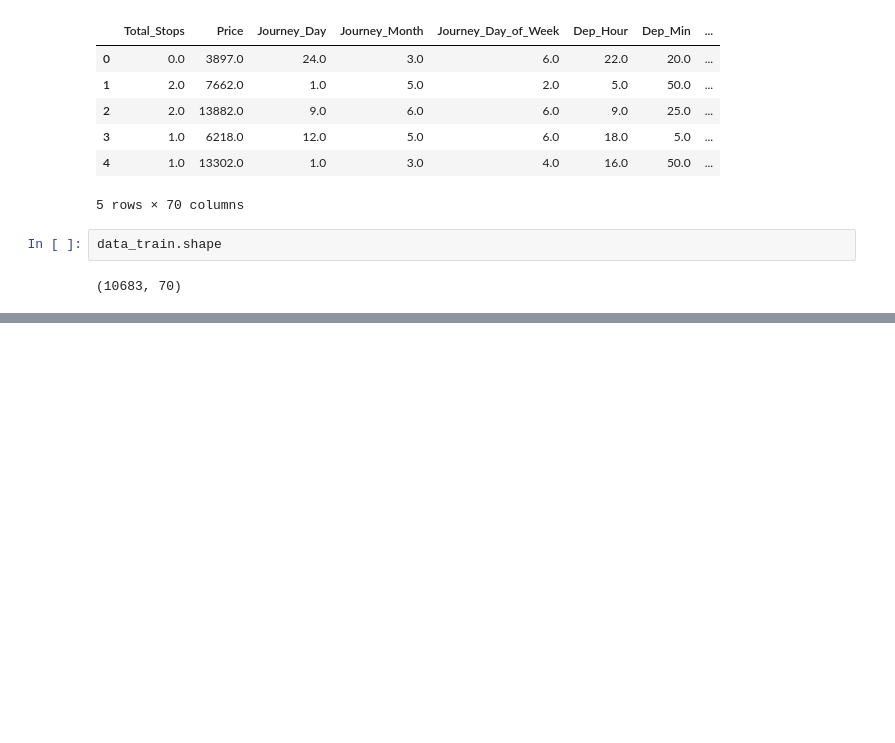
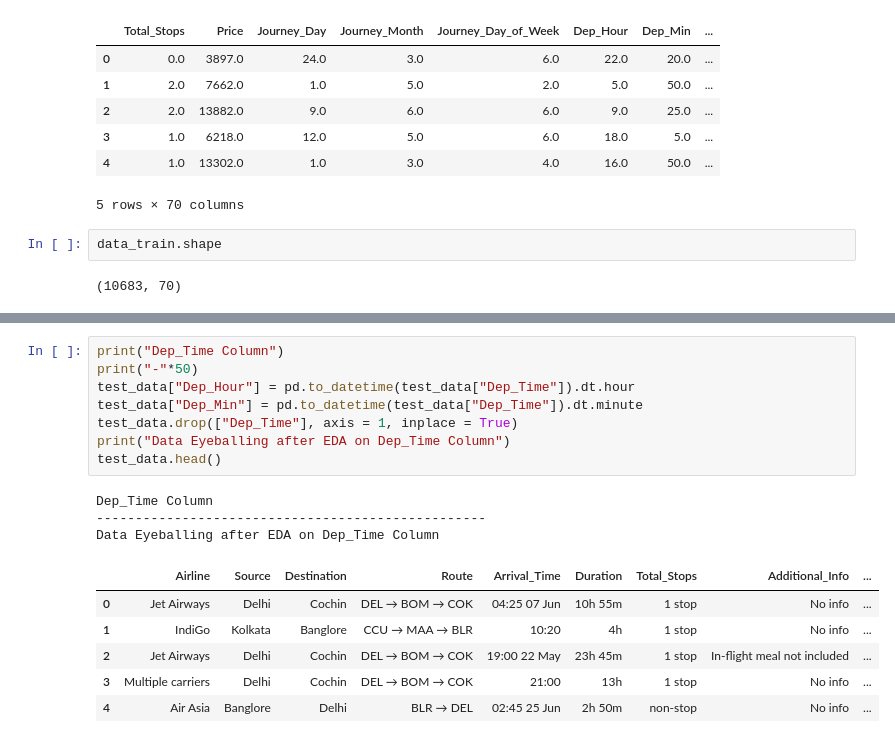
Before and after one commit to manishkr1754/Flight_Price_Prediction_Python, a Jupyter notebook: Flight_Price_Prediction_Random_Forest.ipynb, the cells around one changed output, grey strips where cells are left out. Saved outputs shown, nothing was run; the diff lists cells and outputs as text; blank space fills up the shorter version.

```diff
--- a/Flight_Price_Prediction_Random_Forest.ipynb
+++ b/Flight_Price_Prediction_Random_Forest.ipynb
@@ -659,0 +784,18 @@ data_train.shape
+# %%
+print("Dep_Time Column")
+print("-"*50)
+test_data["Dep_Hour"] = pd.to_datetime(test_data["Dep_Time"]).dt.hour
+test_data["Dep_Min"] = pd.to_datetime(test_data["Dep_Time"]).dt.minute
+test_data.drop(["Dep_Time"], axis = 1, inplace = True)
+print("Data Eyeballing after EDA on Dep_Time Column")
+test_data.head()
+# %% [output]
+Dep_Time Column
+--------------------------------------------------
+Data Eyeballing after EDA on Dep_Time Column
+|  | Airline | Source | Destination | Route | Arrival_Time | Duration | Total_Stops | Additional_Info | ... |
+| 0 | Jet Airways | Delhi | Cochin | DEL → BOM → COK | 04:25 07 Jun | 10h 55m | 1 stop | No info | ... |
+| 1 | IndiGo | Kolkata | Banglore | CCU → MAA → BLR | 10:20 | 4h | 1 stop | No info | ... |
+| 2 | Jet Airways | Delhi | Cochin | DEL → BOM → COK | 19:00 22 May | 23h 45m | 1 stop | In-flight meal not included | ... |
+| 3 | Multiple carriers | Delhi | Cochin | DEL → BOM → COK | 21:00 | 13h | 1 stop | No info | ... |
+| 4 | Air Asia | Banglore | Delhi | BLR → DEL | 02:45 25 Jun | 2h 50m | non-stop | No info | ... |
```
Also changed, not shown: parts of 41 cells of this notebook.
